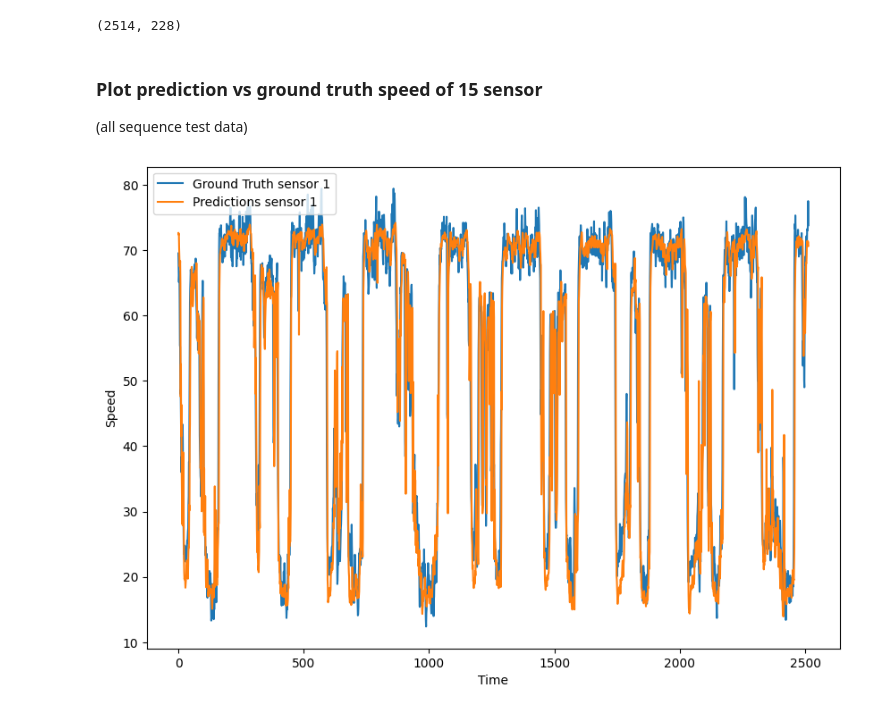
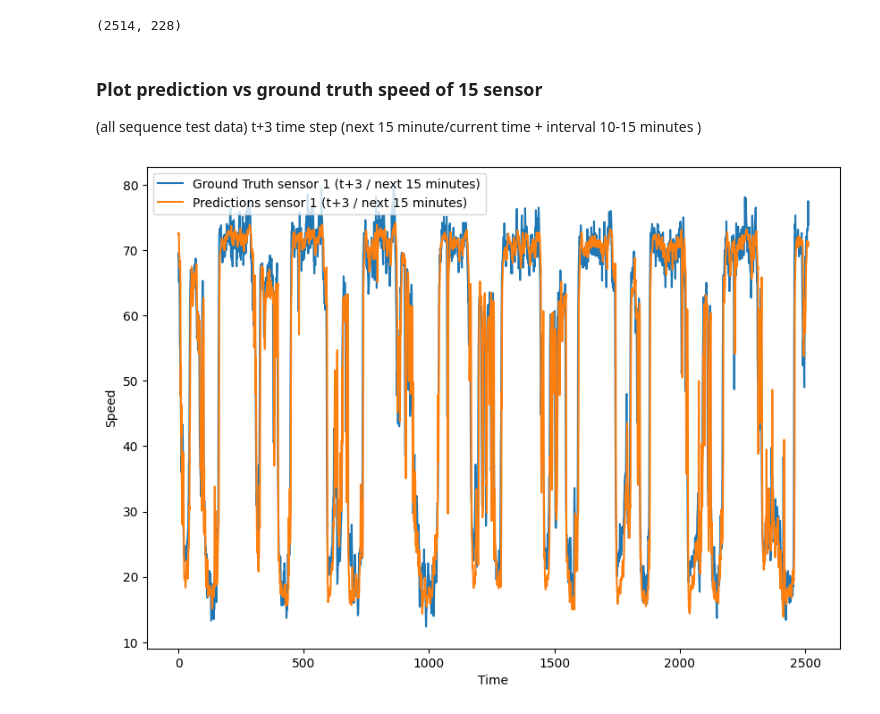
Before and after one commit to lintang-b-s/navigatorx-STGCN, a Jupyter notebook: navigatorx-stgcn.ipynb, the cells around one changed output. Cells and saved outputs as stored; diff of their text form; code cells hidden in the pictures.

```diff
--- a/navigatorx-stgcn.ipynb
+++ b/navigatorx-stgcn.ipynb
@@ -174,4 +184,4 @@ all_ys.shape
 # %% [output]
 torch.Size([2514, 9, 228])
 # %%
-all_ys = all_ys[:,2,:]
+all_ys_next_15_minutes = all_ys[:,2,:]
@@ -183,5 +195,5 @@ torch.Size([2514, 228])
 test_pred_array = np.concatenate(test_pred_list, axis=1)  # [n_pred, total_samples, n_vertex]
 test_pred_H = test_pred_array[h_step_idx] # [len(h_step_idx), total_samples, n_vertex]
 # %%
-test_pred_H = test_pred_H[0,:,:]
+test_pred_H_next_15_minutes = test_pred_H[0,:,:]
 # %%
@@ -193,22 +203,25 @@ all_ys = all_ys.cpu().numpy()
+# %%
+all_ys_next_5_minutes = all_ys_next_5_minutes.cpu().numpy()
+all_ys_next_15_minutes = all_ys_next_15_minutes.cpu().numpy()
 # %%
 def inverse_transform(x, std, mean):
     return x * std + mean
 # %% [markdown]
 ### Plot prediction vs ground truth speed of 15 sensor
-(all sequence test data)
+(all sequence test data) t+3 time step (next 15 minute/current time +  interval 10-15 minutes )
 # %%
-test_pred_H_sensor_one = inverse_transform(test_pred_H[:,0], scaler.scale_[0], scaler.mean_[0])
-all_ys_sensor_one = inverse_transform(all_ys[:,0], scaler.scale_[0], scaler.mean_[0])
+test_pred_H_sensor_one_next_15_minutes = inverse_transform(test_pred_H_next_15_minutes[:,0], scaler.scale_[0], scaler.mean_[0])
+all_ys_sensor_one_next_15_minutes = inverse_transform(all_ys_next_15_minutes[:,0], scaler.scale_[0], scaler.mean_[0])
 # %%
 import matplotlib.pyplot as plt
 
 
 plt.figure(figsize=(10,7))
-plt.plot(range(len(all_ys_sensor_one)), all_ys_sensor_one, label='Ground Truth sensor 1')
-plt.plot(range(len(test_pred_H_sensor_one)), test_pred_H_sensor_one, label='Predictions sensor 1')
+plt.plot(range(len(all_ys_sensor_one_next_15_minutes)), all_ys_sensor_one_next_15_minutes, label='Ground Truth sensor 1 (t+3 / next 15 minutes)')
+plt.plot(range(len(test_pred_H_sensor_one_next_15_minutes)), test_pred_H_sensor_one_next_15_minutes, label='Predictions sensor 1 (t+3 / next 15 minutes)')
 plt.xlabel('Time')
 plt.ylabel('Speed')
 plt.legend(loc="upper left")
 plt.show()
 # %% [output]
-[figure, old version]
+[figure, new version]
```
Also changed, not shown: parts of 11 cells of this notebook.
